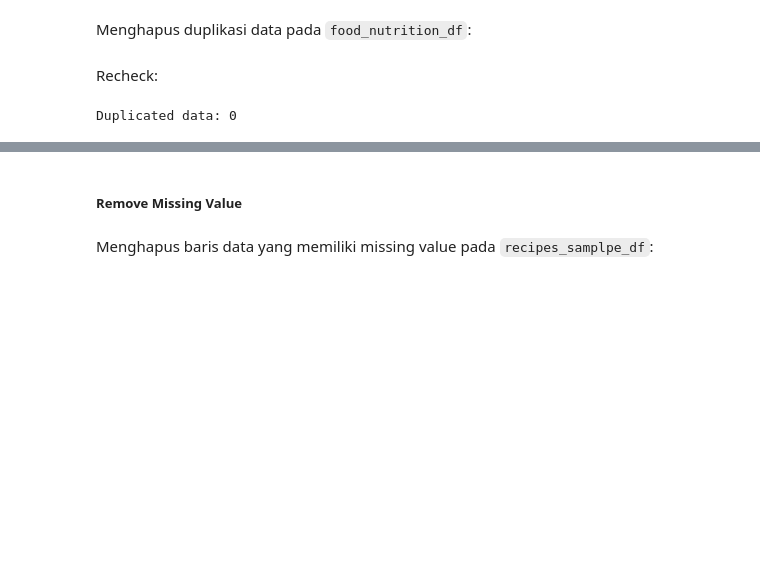
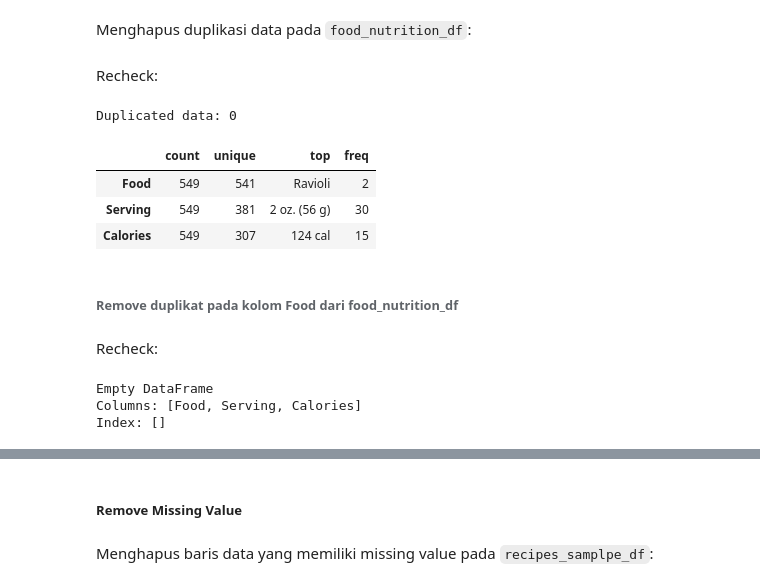
Before and after one commit to Sulbae/OlahGizi-Project, a Jupyter notebook: Food Recommender/notebook.ipynb, the cells around one changed output, grey strips where cells are left out. Drawn from its saved outputs; the diff is of its cells as text; code cells hidden in the pictures; blank space fills up the shorter version.

Commit message:
data cleaning is done!

```diff
--- a/Food Recommender/notebook.ipynb
+++ b/Food Recommender/notebook.ipynb
@@ -546,3 +553,12 @@ Recheck:
 print(f"Duplicated data:", food_nutrition_df.duplicated().sum())
 # %% [output]
 Duplicated data: 0
+# %%
+food_nutrition_df.describe(include="all").T
+# %% [output]
+|  | count | unique | top | freq |
+| Food | 549 | 541 | Ravioli | 2 |
+| Serving | 549 | 381 | 2 oz. (56 g) | 30 |
+| Calories | 549 | 307 | 124 cal | 15 |
+# %% [markdown]
+###### Remove duplikat pada kolom Food dari food_nutrition_df
@@ -548,0 +567,8 @@ Duplicated data: 0
+# %% [markdown]
+Recheck:
+# %%
+print(food_nutrition_df[food_nutrition_df["Food"].duplicated()])
+# %% [output]
+Empty DataFrame
+Columns: [Food, Serving, Calories]
+Index: []
```
Also changed, not shown: parts of 9 cells of this notebook.
